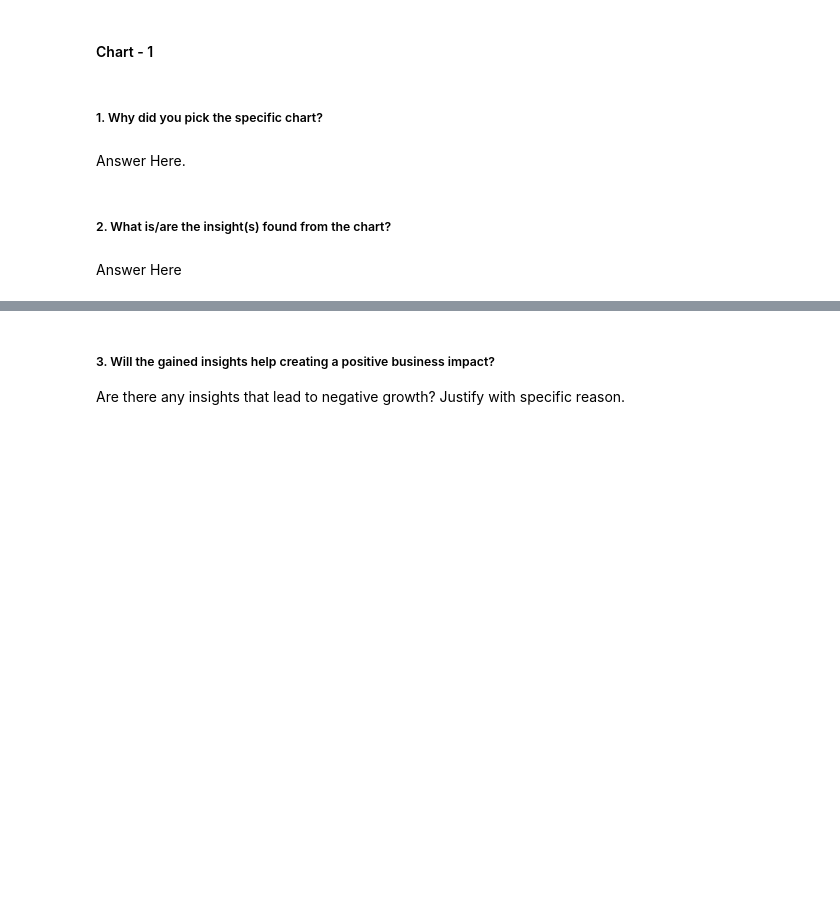
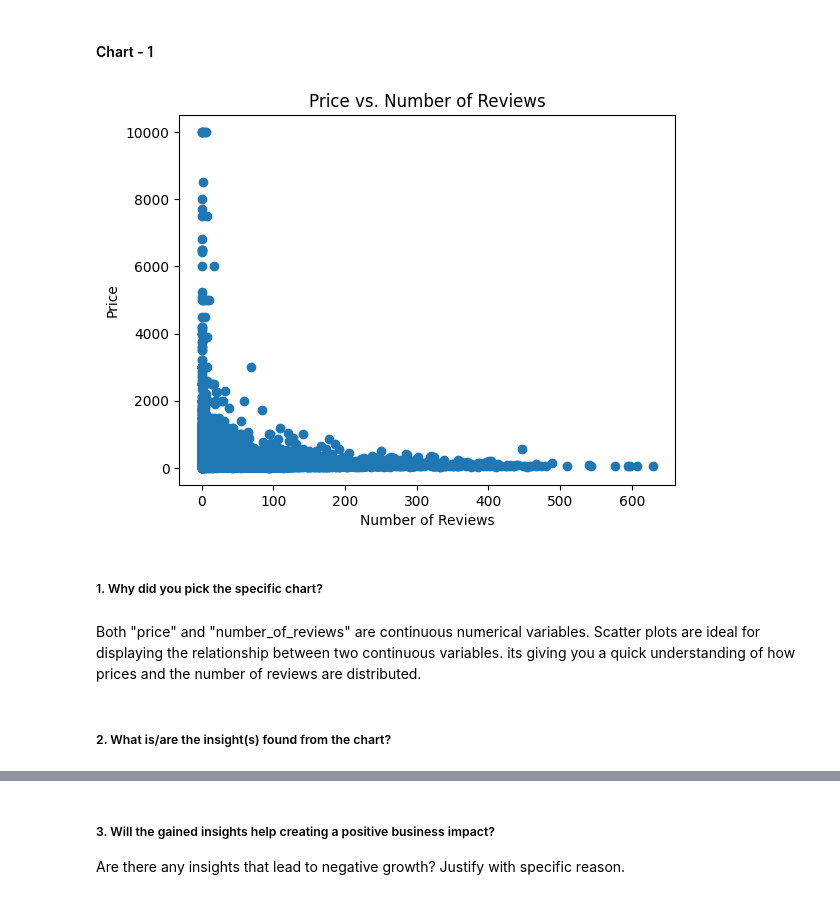
Before and after one commit to amitk0999/Airbnb-EDA-analysis, a Jupyter notebook: Airbnb_EDA_Analysis_.ipynb, the cells around one changed output, grey strips where cells are left out. Cells and saved outputs as stored; diff of their text form; code cells hidden in the pictures; blank space fills up the shorter version.

```diff
--- a/Airbnb_EDA_Analysis_.ipynb
+++ b/Airbnb_EDA_Analysis_.ipynb
@@ -365,8 +374,16 @@ Answer Here.
+# %%
+
+plt.scatter(air_df['number_of_reviews'], air_df['price'])
+plt.xlabel('Number of Reviews')
+plt.ylabel('Price')
+plt.title('Price vs. Number of Reviews')
+plt.show()
+# %% [output]
+[figure, added]
 # %% [markdown]
 ##### 1. Why did you pick the specific chart?
-# %% [markdown]
-Answer Here.
+# %% [markdown]
+Both "price" and "number_of_reviews" are continuous numerical variables. Scatter plots are ideal for displaying the relationship between two continuous variables.
+its giving you a quick understanding of how prices and the number of reviews are distributed.
 # %% [markdown]
 ##### 2. What is/are the insight(s) found from the chart?
-# %% [markdown]
-Answer Here
```
Also changed, not shown: parts of 6 cells of this notebook.
